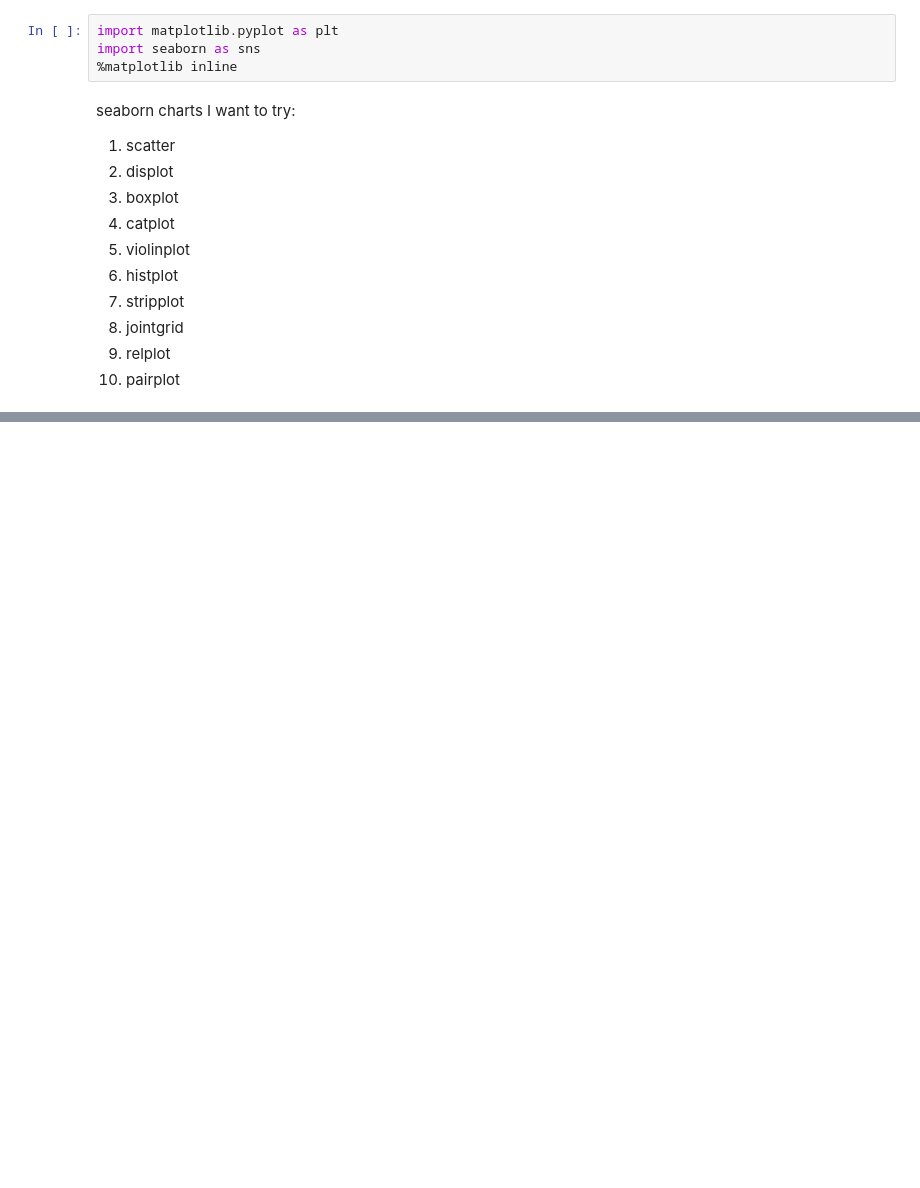
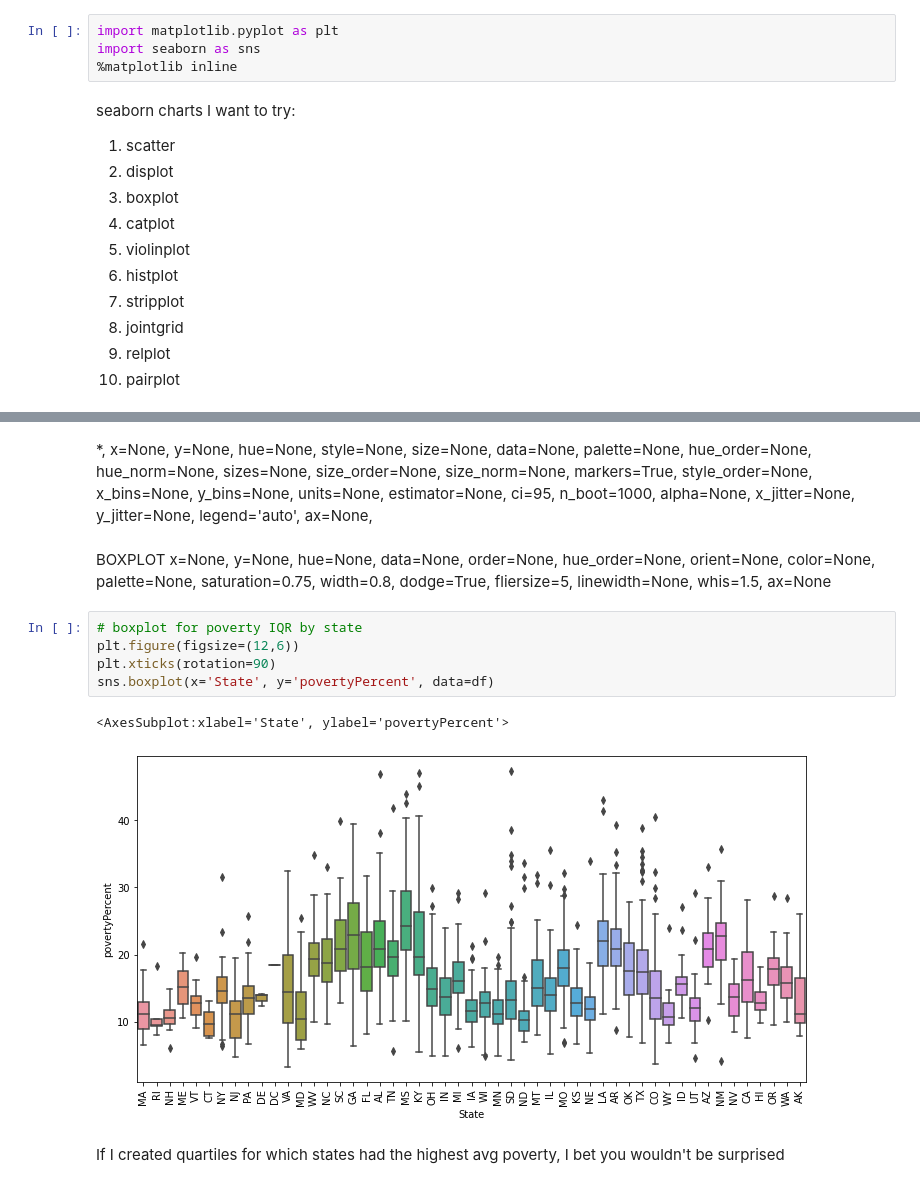
Before and after one commit to dansarmiento/ColaboratoryNotebooks, a Jupyter notebook: notebook8cd93c78a5.ipynb, the cells around one changed output, grey strips where cells are left out. Cells and saved outputs as stored; diff of their text form; blank space fills up the shorter version.

Commit message:
Cancer data with first boxplot

```diff
--- a/notebook8cd93c78a5.ipynb
+++ b/notebook8cd93c78a5.ipynb
@@ -82,0 +97,15 @@ seaborn charts I want to try:
+# %% [markdown]
+*, x=None, y=None, hue=None, style=None, size=None, data=None, palette=None, hue_order=None, hue_norm=None, sizes=None, size_order=None, size_norm=None, markers=True, style_order=None, x_bins=None, y_bins=None, units=None, estimator=None, ci=95, n_boot=1000, alpha=None, x_jitter=None, y_jitter=None, legend='auto', ax=None,
+# %% [markdown]
+BOXPLOT
+x=None, y=None, hue=None, data=None, order=None, hue_order=None, orient=None, color=None, palette=None, saturation=0.75, width=0.8, dodge=True, fliersize=5, linewidth=None, whis=1.5, ax=None
+# %%
+# boxplot for poverty IQR by state
+plt.figure(figsize=(12,6))
+plt.xticks(rotation=90)
+sns.boxplot(x='State', y='povertyPercent', data=df)
+# %% [output]
+<AxesSubplot:xlabel='State', ylabel='povertyPercent'>
+[figure, added]
+# %% [markdown]
+If I created quartiles for which states had the highest avg poverty, I bet you wouldn't be surprised
```
Also changed, not shown: parts of 1 cell of this notebook.
